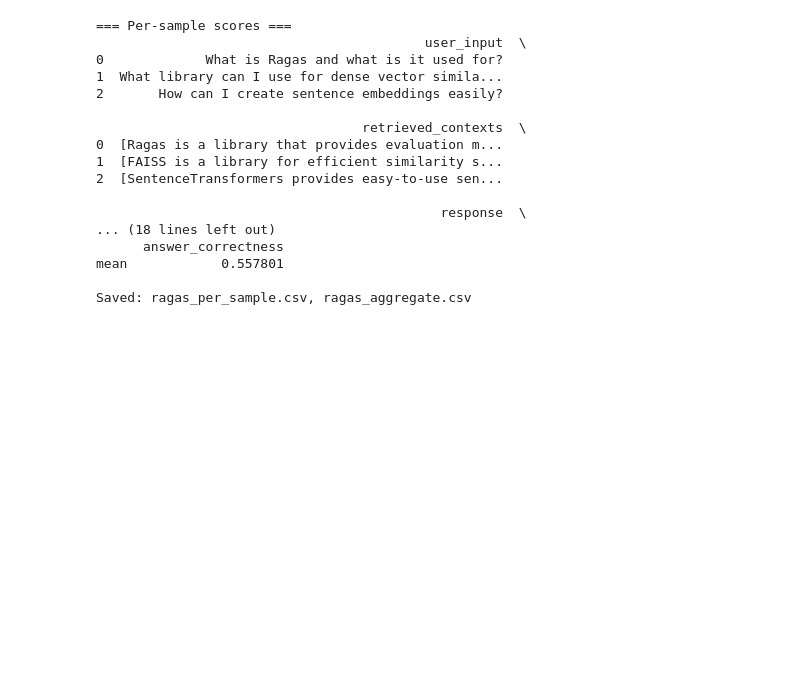
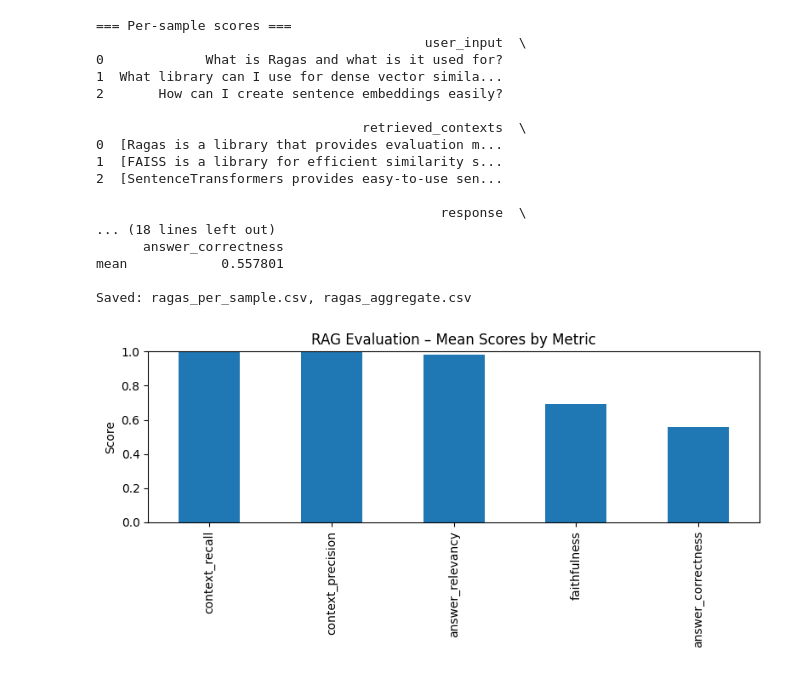
Before and after one commit to shilpathota/AI_ML, a Jupyter notebook: Ragas.ipynb, the cells around one changed output. Saved outputs shown, nothing was run; the diff lists cells and outputs as text; code cells hidden in the pictures; blank space fills up the shorter version.

Commit message:
Ragas evaluation framework for RAG

```diff
--- a/Ragas.ipynb
+++ b/Ragas.ipynb
@@ -296,3 +296,20 @@ print("\nSaved: ragas_per_sample.csv, ragas_aggregate.csv")
 mean            0.557801
 
 Saved: ragas_per_sample.csv, ragas_aggregate.csv
+# %%
+import pandas as pd
+import matplotlib.pyplot as plt
+
+# pick only numeric metric columns
+metric_cols = df.select_dtypes(include=["number"]).columns
+
+means = df[metric_cols].mean().sort_values(ascending=False)
+plt.figure(figsize=(8,4))
+means.plot(kind="bar")
+plt.title("RAG Evaluation – Mean Scores by Metric")
+plt.ylabel("Score")
+plt.ylim(0, 1)
+plt.tight_layout()
+plt.show()
+# %% [output]
+[figure, added]
```
Also changed, not shown: parts of 4 cells of this notebook.
